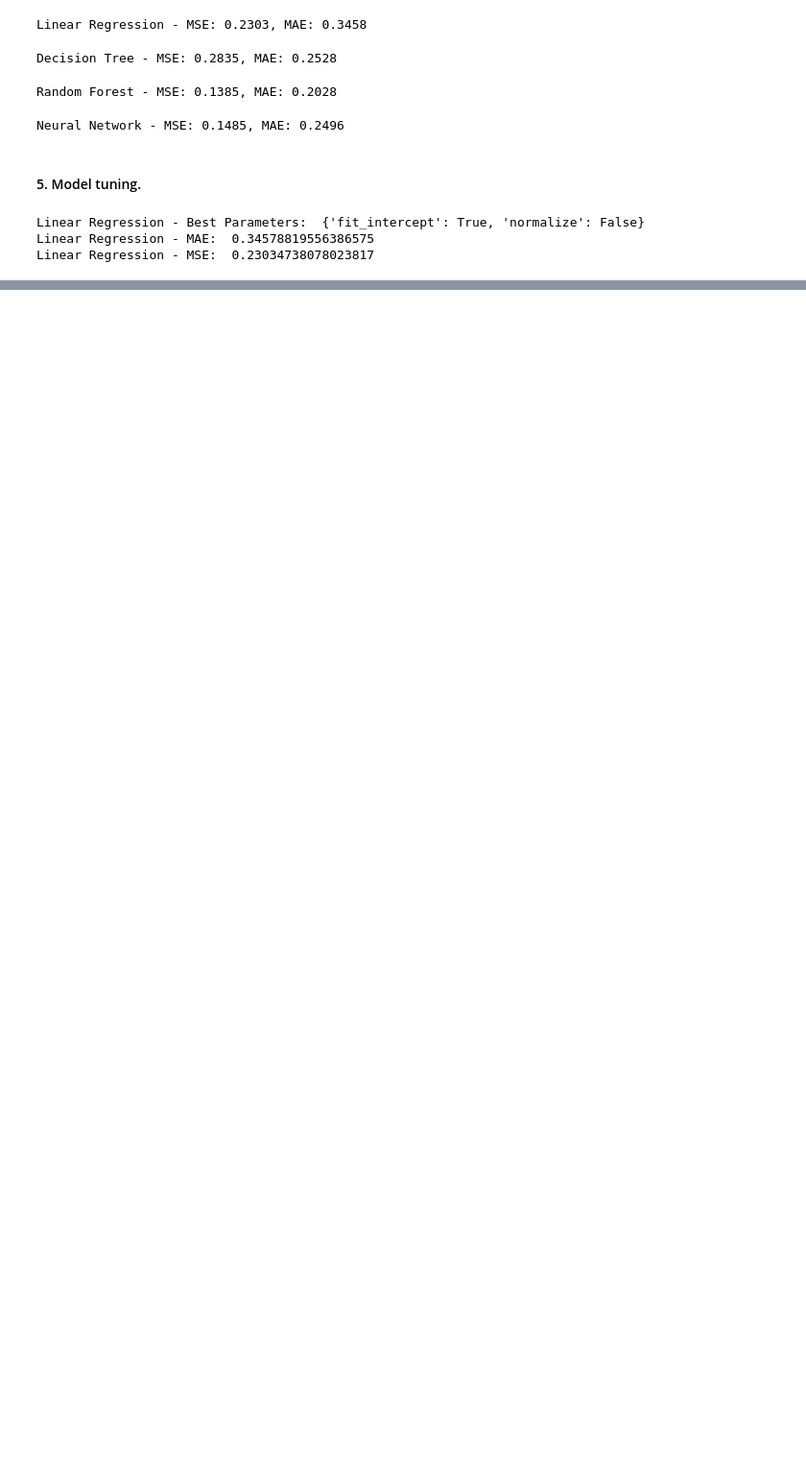
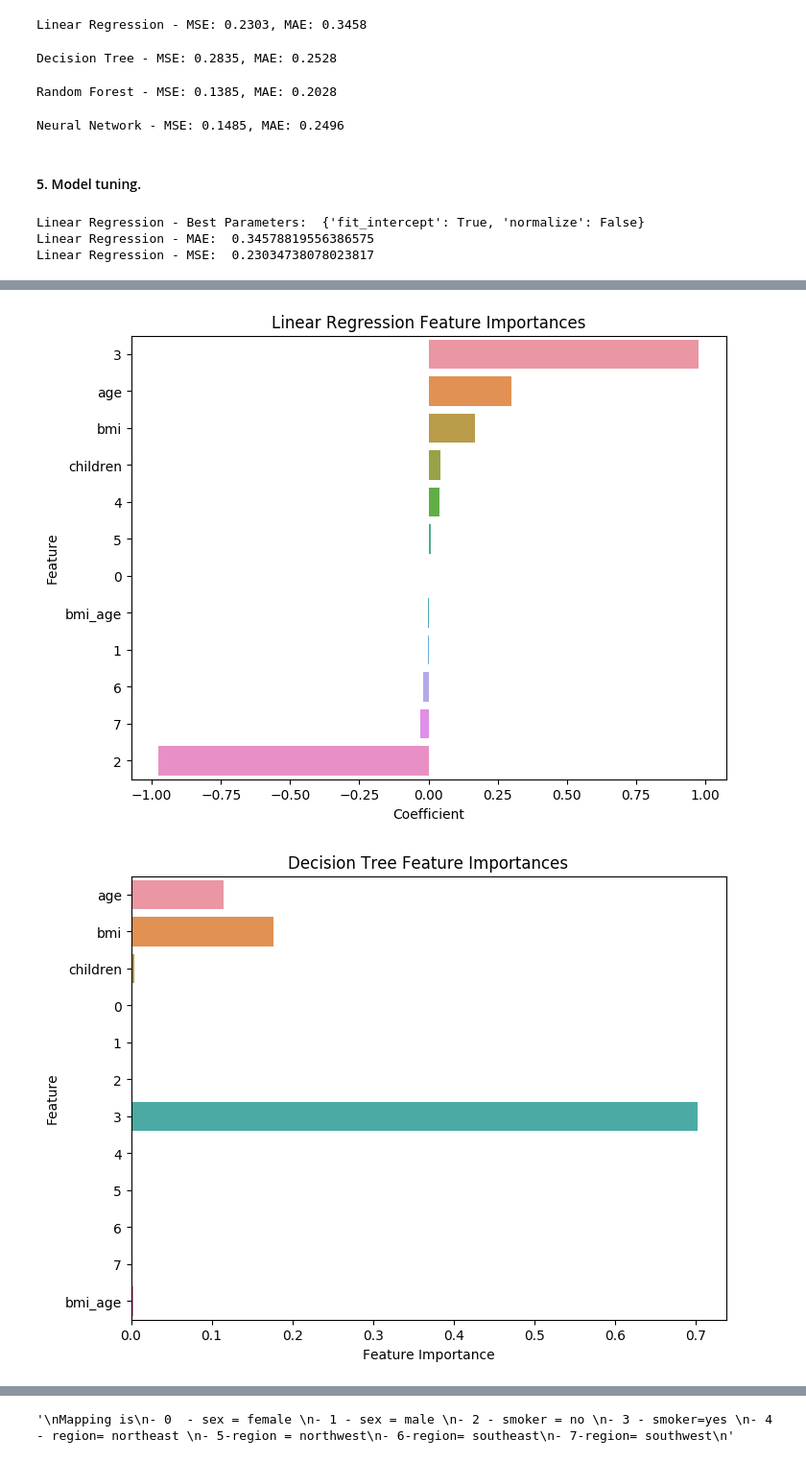
Before and after one commit to Suraj520/data-science, a Jupyter notebook: 03-case-studies/03-predicting-insurance-premiums/notebook.ipynb, the cells around one changed output, grey strips where cells are left out. Shown at 96% size. Cells and saved outputs as stored; diff of their text form; code cells hidden in the pictures; blank space fills up the shorter version.

```diff
--- a/03-case-studies/03-predicting-insurance-premiums/notebook.ipynb
+++ b/03-case-studies/03-predicting-insurance-premiums/notebook.ipynb
@@ -320,0 +352,41 @@ Neural Network - MSE:  0.14579581844138498
+# %%
+# Linear Regression
+coef = pd.DataFrame(lr_best.coef_, columns=['Coefficient'], index=X_train.columns)
+coef.sort_values(by='Coefficient', ascending=False, inplace=True)
+plt.figure(figsize=(8, 6))
+sns.barplot(x='Coefficient', y=coef.index, data=coef)
+plt.title('Linear Regression Feature Importances')
+plt.xlabel('Coefficient')
+plt.ylabel('Feature')
+plt.show()
+
+# Decision Tree
+plt.figure(figsize=(8, 6))
+sns.barplot(x=dt_best.feature_importances_, y=X_train.columns)
+plt.title('Decision Tree Feature Importances')
+plt.xlabel('Feature Importance')
+plt.ylabel('Feature')
+plt.show()
+
+# Random Forest
+plt.figure(figsize=(8, 6))
+sns.barplot(x=rf_best.feature_importances_, y=X_train.columns)
+plt.title('Random Forest Feature Importances')
+plt.xlabel('Feature Importance')
+plt.ylabel('Feature')
+plt.show()
+
+'''
+Mapping is
+- 0  - sex = female
+- 1 - sex = male
+- 2 - smoker = no
+- 3 - smoker=yes
+- 4 - region= northeast
+- 5-region = northwest
+- 6-region= southeast
+- 7-region= southwest
+'''
+# %% [output]
+[figure, added]
+[figure, added]
@@ -320,0 +394 @@ Neural Network - MSE:  0.14579581844138498
+'\nMapping is\n- 0  - sex = female \n- 1 - sex = male \n- 2 - smoker = no \n- 3 - smoker=yes \n- 4 - region= northeast \n- 5-region = northwest\n- 6-region= southeast\n- 7-region= southwest\n'
```
Also changed, not shown: parts of 10 cells of this notebook.
